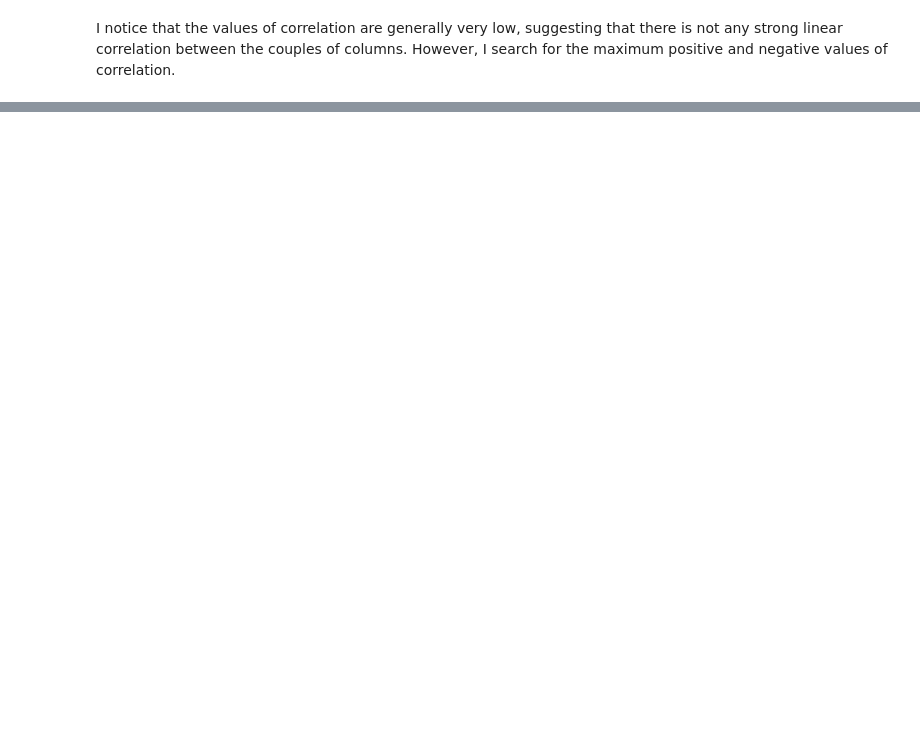
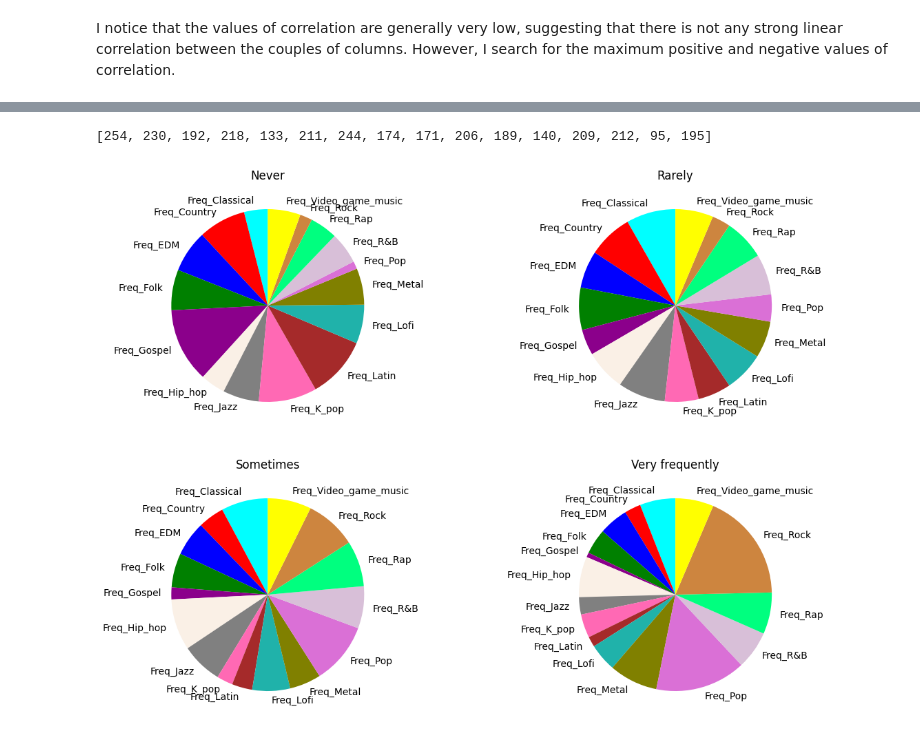
Before and after one commit to alessiasanfelici/Programming-2022-2023, a Jupyter notebook: Project_Programming (1).ipynb, the cells around one changed output, grey strips where cells are left out. Saved outputs shown, nothing was run; the diff lists cells and outputs as text; code cells hidden in the pictures; blank space fills up the shorter version.

```diff
--- a/Project_Programming (1).ipynb
+++ b/Project_Programming (1).ipynb
@@ -254,0 +272,11 @@ sorted_corr_sequence[0:1], sorted_corr_sequence[-29:-28]
+# %%
+#a list with all the values that correspond to the number of people for each listening frequence
+frequences = []
+for col in music_health_df.columns[7:23]:
+    freq = dict(backup_dataset2[col].value_counts())
+    #a dictionary for every music genre
+    frequences.append(freq) #the list is a list of dictionaries
+rarely_list = [frequences[i]["Rarely"] for i in range(len(frequences))]
+never_list = [frequences[i]["Never"] for i in range(len(frequences))]
+sometimes_list = [frequences[i]["Sometimes"] for i in range(len(frequences))]
+very_frequently_list = [frequences[i]["Very frequently"] for i in range(len(frequences))]
@@ -254,0 +302,20 @@ sorted_corr_sequence[0:1], sorted_corr_sequence[-29:-28]
+# %%
+rarely_list
+# %% [output]
+[254, 230, 192, 218, 133, 211, 244, 174, 171, 206, 189, 140, 209, 212, 95, 195]
+# %%
+colors = ["Aqua", "Red", "Blue", "Green", "DarkMagenta", "Linen", "Gray", "HotPink", "Brown", "LightSeaGreen", "Olive",
+          "Orchid", "Thistle", "SpringGreen", "Peru", "Yellow"] #list of colors for the pie charts
+# %%
+fig,axs = plt.subplots(2, 2, figsize = (14,10))
+axs[0,0].pie(never_list, startangle = 90, labels = music_health_df.columns[7:23], colors = colors)
+axs[0,0].title.set_text("Never")
+axs[0,1].pie(rarely_list, startangle = 90,labels = music_health_df.columns[7:23], colors = colors)
+axs[0,1].title.set_text("Rarely")
+axs[1,0].pie(sometimes_list, startangle = 90, labels = music_health_df.columns[7:23], colors = colors)
+axs[1,0].title.set_text("Sometimes")
+axs[1,1].pie(very_frequently_list, startangle = 90, labels = music_health_df.columns[7:23], colors = colors)
+axs[1,1].title.set_text("Very frequently")
+plt.show()
+# %% [output]
+[figure, added]
```
Also changed, not shown: parts of 30 cells of this notebook, 2 other files.
